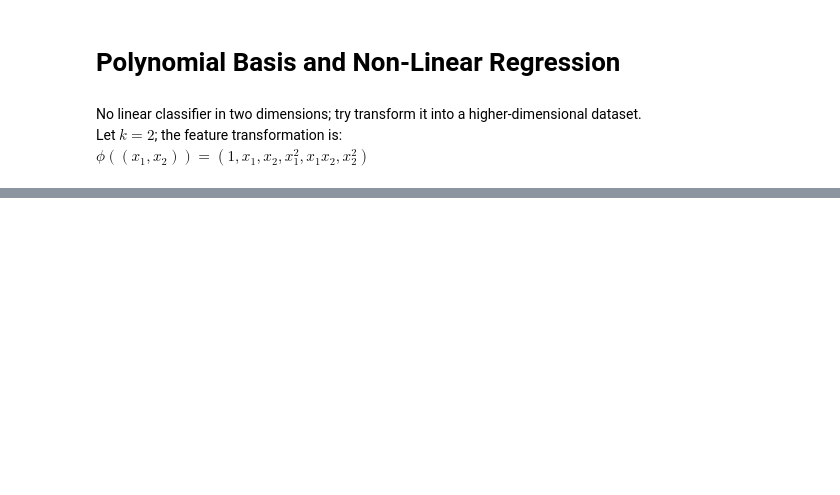
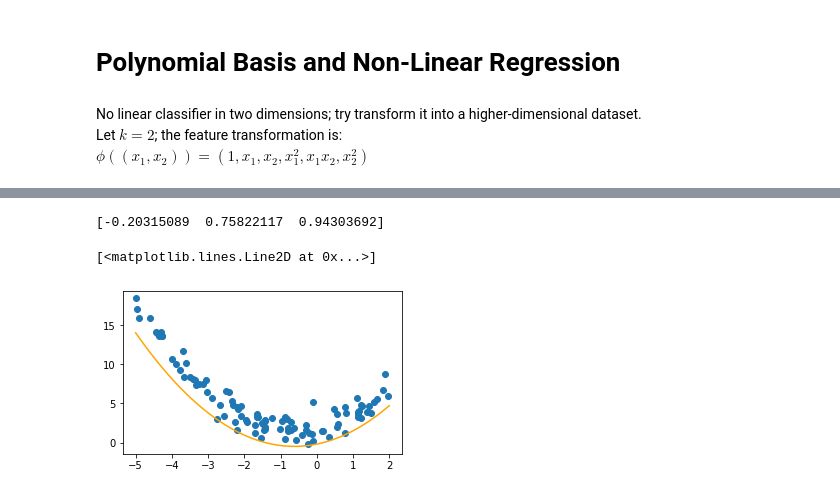
Before and after one commit to Avril-Cui/regression, a Jupyter notebook: regression.ipynb, the cells around one changed output, grey strips where cells are left out. Saved outputs shown, nothing was run; the diff lists cells and outputs as text; code cells hidden in the pictures; blank space fills up the shorter version.

```diff
--- a/regression.ipynb
+++ b/regression.ipynb
@@ -146,0 +187,18 @@ plt.plot(line_indpt, line, color="orange")
+# %%
+# run polynomial basis
+data["2"] = [i**2 for i in raw_data["1"]]
+data.head(5)
+# try regression with polynomial basis
+regression = Regression(training_data=data, n_features=2, learn_rate=0.01, n_iter=100000, tolerance=0.0001)
+weights = regression.sgd()
+print(weights)
+line_indpt = np.linspace(-5, 2, 500)
+line = weights[0] + weights[1] * line_indpt ** 2 + weights [2] * line_indpt
+
+plt.figure(figsize=(5,3))
+plt.scatter(data['1'], data["label"])
+plt.plot(line_indpt, line, color="orange")
+# %% [output]
+[-0.20315089  0.75822117  0.94303692]
+[<matplotlib.lines.Line2D at 0x...>]
+[figure, added]
```
Also changed, not shown: parts of 12 cells of this notebook, 1 other file.
